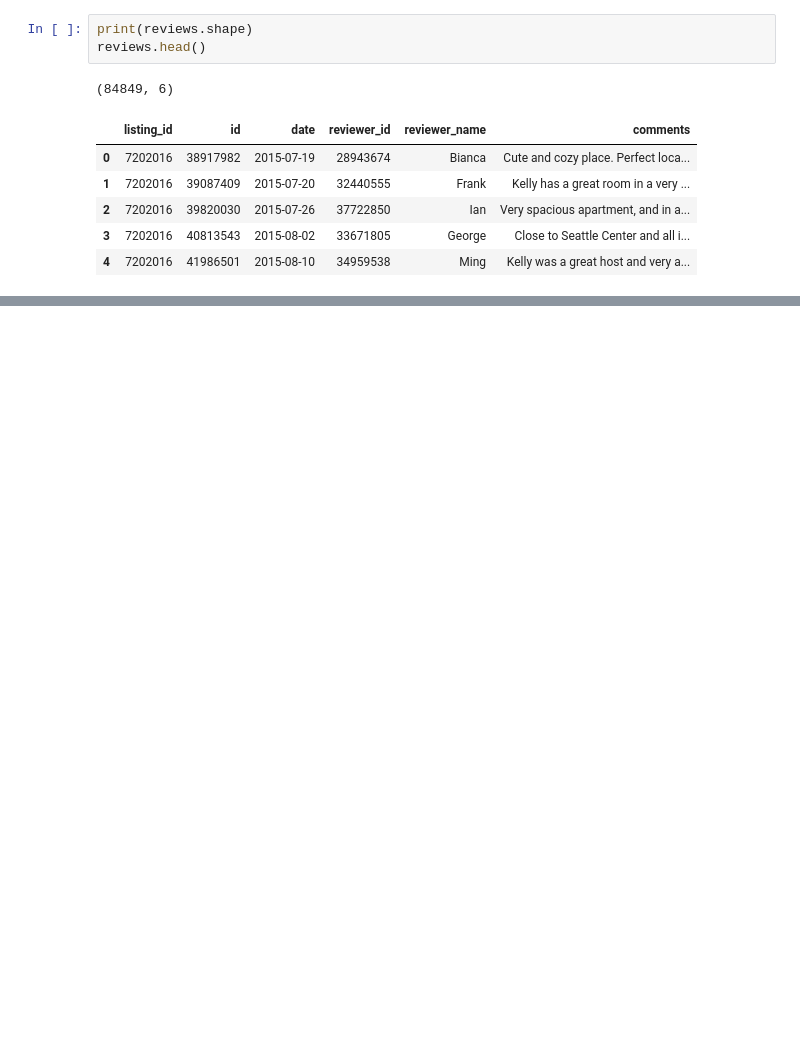
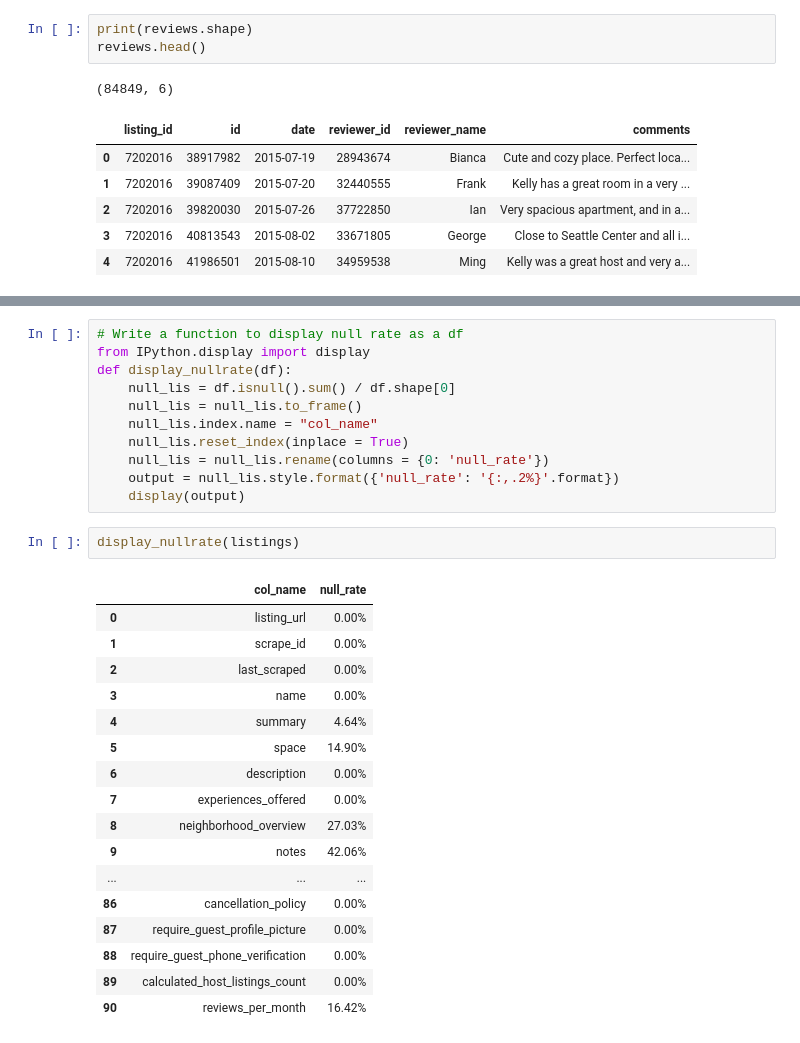
Before and after one commit to Simonabubito/Shen_SEA_ABNB, a Jupyter notebook: shen-abnb-project.ipynb, the cells around one changed output, grey strips where cells are left out. Saved outputs shown, nothing was run; the diff lists cells and outputs as text; blank space fills up the shorter version.

Commit message:
Null rate of df_s

```diff
--- a/shen-abnb-project.ipynb
+++ b/shen-abnb-project.ipynb
@@ -58,0 +73,31 @@ reviews.head()
+# %%
+# Write a function to display null rate as a df
+from IPython.display import display
+def display_nullrate(df):
+    null_lis = df.isnull().sum() / df.shape[0]
+    null_lis = null_lis.to_frame()
+    null_lis.index.name = "col_name"
+    null_lis.reset_index(inplace = True)
+    null_lis = null_lis.rename(columns = {0: 'null_rate'})
+    output = null_lis.style.format({'null_rate': '{:,.2%}'.format})
+    display(output)
+# %%
+display_nullrate(listings)
+# %% [output]
+|  | col_name | null_rate |
+| 0 | listing_url | 0.00% |
+| 1 | scrape_id | 0.00% |
+| 2 | last_scraped | 0.00% |
+| 3 | name | 0.00% |
+| 4 | summary | 4.64% |
+| 5 | space | 14.90% |
+| 6 | description | 0.00% |
+| 7 | experiences_offered | 0.00% |
+| 8 | neighborhood_overview | 27.03% |
+| 9 | notes | 42.06% |
+| ... | ... | ... |
+| 86 | cancellation_policy | 0.00% |
+| 87 | require_guest_profile_picture | 0.00% |
+| 88 | require_guest_phone_verification | 0.00% |
+| 89 | calculated_host_listings_count | 0.00% |
+| 90 | reviews_per_month | 16.42% |
```
Also changed, not shown: parts of 4 cells of this notebook.
